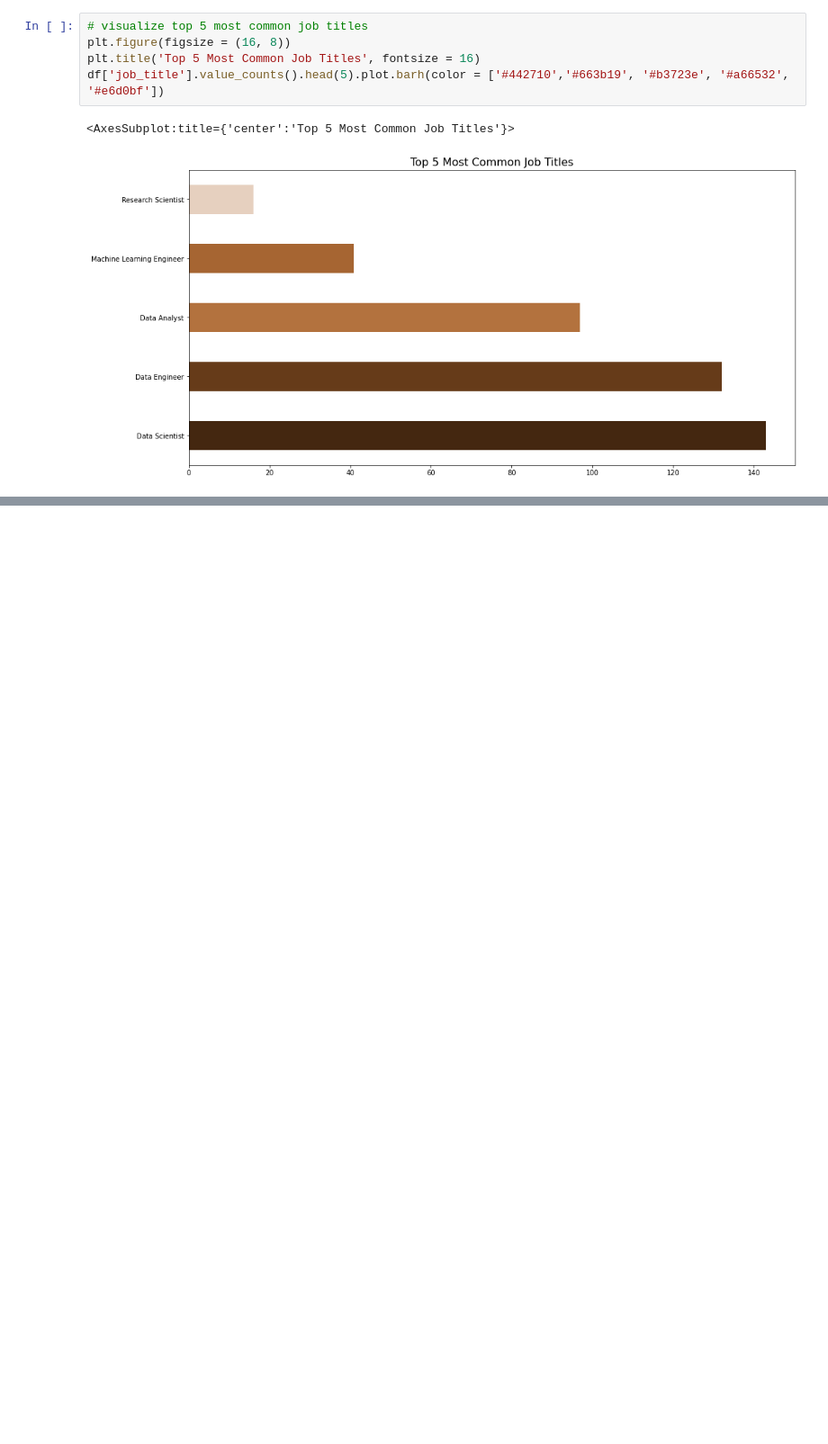
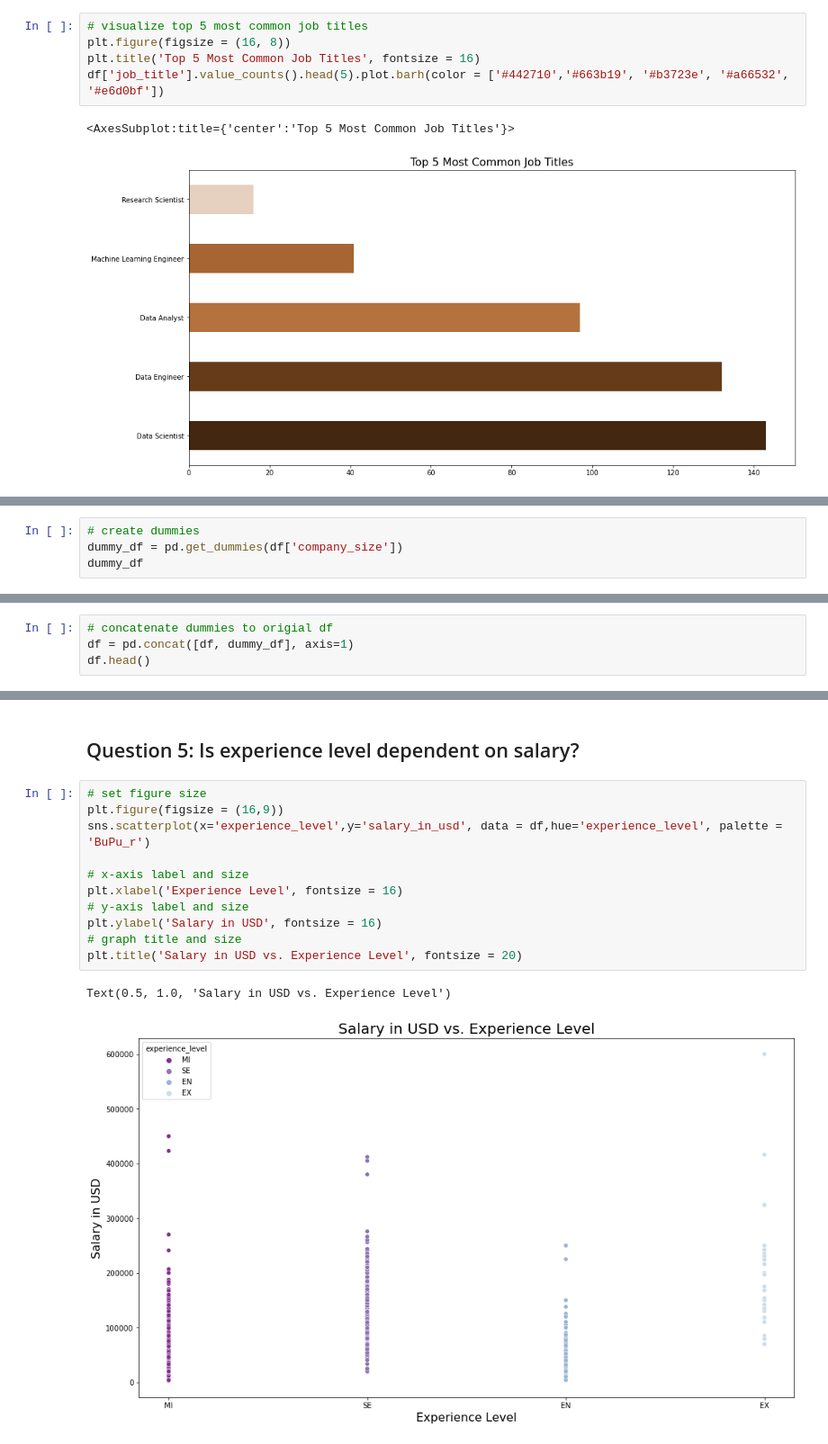
Before and after one commit to m3redithw/data-science-visualizations, a Jupyter notebook: DataScienceSalaries/ds_salaries_eda.ipynb, the cells around one changed output, grey strips where cells are left out. Shown at 90% size. Saved outputs shown, nothing was run; the diff lists cells and outputs as text; blank space fills up the shorter version.

```diff
--- a/DataScienceSalaries/ds_salaries_eda.ipynb
+++ b/DataScienceSalaries/ds_salaries_eda.ipynb
@@ -165,0 +172,4 @@ df['job_title'].value_counts().head(5).plot.barh(color = ['#442710','#663b19', '
+# %%
+# create dummies
+dummy_df = pd.get_dummies(df['company_size'])
+dummy_df
@@ -165,0 +190,4 @@ df['job_title'].value_counts().head(5).plot.barh(color = ['#442710','#663b19', '
+# %%
+# concatenate dummies to origial df
+df = pd.concat([df, dummy_df], axis=1)
+df.head()
@@ -165,0 +201,16 @@ df['job_title'].value_counts().head(5).plot.barh(color = ['#442710','#663b19', '
+# %% [markdown]
+## Question 5: Is experience level dependent on salary?
+# %%
+# set figure size
+plt.figure(figsize = (16,9))
+sns.scatterplot(x='experience_level',y='salary_in_usd', data = df,hue='experience_level', palette = 'BuPu_r')
+
+# x-axis label and size
+plt.xlabel('Experience Level', fontsize = 16)
+# y-axis label and size
+plt.ylabel('Salary in USD', fontsize = 16)
+# graph title and size
+plt.title('Salary in USD vs. Experience Level', fontsize = 20)
+# %% [output]
+Text(0.5, 1.0, 'Salary in USD vs. Experience Level')
+[figure, added]
```
Also changed, not shown: parts of 7 cells of this notebook.
